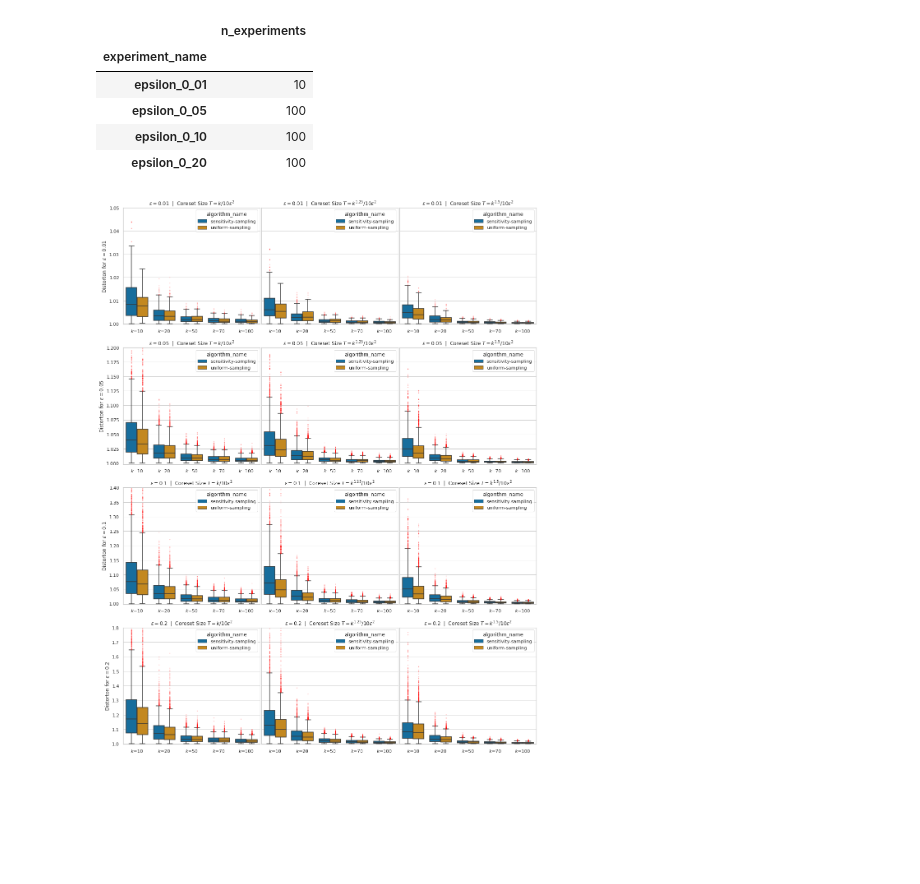
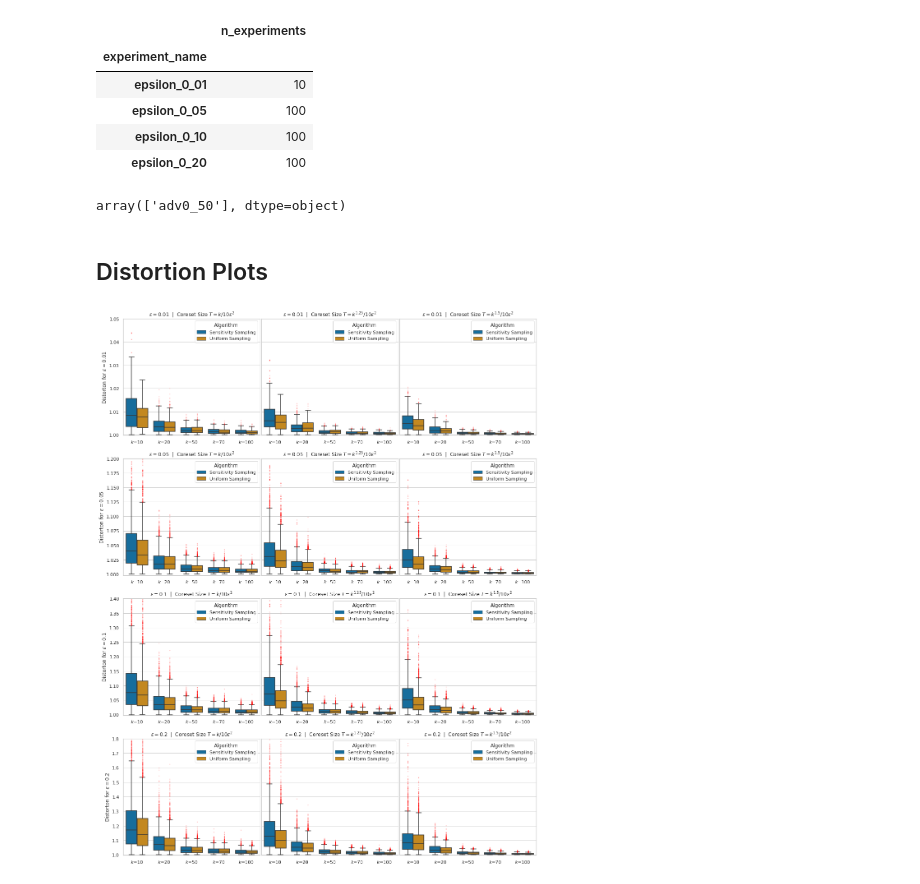
Before and after one commit to sheikhomar/yace, a Jupyter notebook: notebooks/10-results-instance-2.ipynb, the cells around one changed output. Saved outputs shown, nothing was run; the diff lists cells and outputs as text; code cells hidden in the pictures; blank space fills up the shorter version.

Commit message:
Plots and numerical results.

```diff
--- a/notebooks/10-results-instance-2.ipynb
+++ b/notebooks/10-results-instance-2.ipynb
@@ -51,7 +52,6 @@ def get_raw_results(file_paths):
             df_perf_data["experiment_type"] = experiment_type
             df_perf_data["running_time_secs"] = duration_secs
 
-            df_perf_data["algorithm"] = job_info.experiment_params["algorithm_name"]
             df_perf_data["job_info_path"] = job_info_path
 
             for param, val in job_info.experiment_params.items():
@@ -60,6 +60,8 @@ def get_raw_results(file_paths):
             data_frames.append(df_perf_data)
             pbar.update()
     df_data = pd.concat(data_frames)
+    algo_name_map = {"sensitivity-sampling": "Sensitivity Sampling", "uniform-sampling": "Uniform Sampling"}
+    df_data["algorithm_name"] = df_data["algorithm_name"].apply(lambda val: algo_name_map[val])
     return df_data
 
 def add_combined_mean_std(df: pd.DataFrame, attr: str):
@@ -68,6 +70,15 @@ def add_combined_mean_std(df: pd.DataFrame, attr: str):
         std =  row[f"{attr}_std"]
         return f"{mean:0.4f} ({std:0.5f})"
     df[f"{attr}_mean_std"] = df.apply(lambda x: combiner(x), axis=1)
+
+def add_combined_median_iqr(df: pd.DataFrame, attr: str, g_format: bool=False):
+    def combiner(row) -> str:
+        mean = row[f"{attr}_median"]
+        std =  row[f"{attr}_iqr"]
+        if g_format:
+            return f"{mean:.3e} ({std:.3e})"
+        return f"{mean:0.4f} ({std:0.5f})"
+    df[f"{attr}_median_iqr"] = df.apply(lambda x: combiner(x), axis=1)
 # %%
 job_info_paths  = []
 job_info_paths += list(Path("../data/experiments-skadi/adv/epsilon_0_20/").glob("**/job-info.json"))
@@ -93,49 +104,59 @@ df_raw_results.groupby(["experiment_name"])[["experiment_id"]].nunique().rename(
 | epsilon_0_05 | 100 |
 | epsilon_0_10 | 100 |
 | epsilon_0_20 | 100 |
+# %%
+df_raw_results.solution_type.unique()
+# %% [output]
+array(['adv0_50'], dtype=object)
+# %%
+pre_f1 = df_raw_results["algorithm_name"].isin(["Uniform Sampling", "Sensitivity Sampling"])
+pre_f2 = df_raw_results.solution_type == "adv0_50"
+df_prefiltered = df_raw_results[pre_f1 & pre_f2]
 # %%
 colors = sns.color_palette("colorblind")
-algorithms = np.sort(df_raw_results.algorithm_name.unique())[::-1]
-algorithms = ['sensitivity-sampling', 'uniform-sampling', ]
+# algorithms = np.sort(df_prefiltered.algorithm_name.unique())[::-1]
+algorithms = ['Sensitivity Sampling', 'Uniform Sampling']
 algorithm_colors = {algo: colors[i] for i, algo in enumerate(algorithms)}
+# %% [markdown]
+## Distortion Plots
 # %%
-coreset_exps = np.sort(df_raw_results["coreset_exp"].unique())
-epsilons = np.sort(df_raw_results["epsilon"].unique())
+coreset_exps = np.sort(df_prefiltered["coreset_exp"].unique())
+epsilons = np.sort(df_prefiltered["epsilon"].unique())
 n_rows = len(epsilons)
 n_cols = len(coreset_exps)
 fig, axes = plt.subplots(nrows=n_rows, ncols=n_cols, sharey=False, figsize=(18, n_rows*6))
 
 outlier_points_props = dict(
     markerfacecolor='None',
     markersize=1,
     marker='o',
     markeredgecolor=plt_colors.colorConverter.to_rgba('red', alpha=.3),
 )
 
 for i, epsilon in enumerate(epsilons):
     for j, coreset_exp in enumerate(coreset_exps):
         ax = axes[i,j] # axes[i,j]
-        f1 = df_raw_results["coreset_exp"] == coreset_exp
-        f2 = df_raw_results["epsilon"] == epsilon
-        f3 = df_raw_results["algorithm_name"].isin(["uniform-sampling", "sensitivity-sampling"])
-        df_filtered = df_raw_results[f1 & f2 & f3].copy()
+        f1 = df_prefiltered["coreset_exp"] == coreset_exp
+        f2 = df_prefiltered["epsilon"] == epsilon
+        df_filtered = df_prefiltered[f1 & f2].copy()
         df_filtered.sort_values(by=["k", "algorithm_name"], inplace=True)
         sns.boxplot(
             data=df_filtered, x="k_formatted", y="distortion", hue="algorithm_name", palette=algorithm_colors,
             flierprops=outlier_points_props,
             ax=ax
         )
         ax.set_ylim({0.2: [0.997, 1.8], 0.1: [0.998, 1.4], 0.05: [0.998, 1.2], 0.01: [0.9998, 1.05]}[epsilon])
         coreset_k_val = f"k^{{{coreset_exp}}}" if coreset_exp > 1 else "k"
         ax.set_title(f"$\\epsilon={epsilon}$  |  Coreset Size $T = {coreset_k_val} / 10 \\epsilon^2 $")
         ax.set_ylabel(f"Distorton for $\\epsilon={epsilon}$")
         ax.set_xlabel("")
         if j > 0:
             ax.set_ylabel("")
             ax.set_yticklabels([])
         if i == 0:
             ax.set_xlabel("")
+        ax.legend(title="Algorithm")
 fig.subplots_adjust(wspace=0.01)
 fig.savefig(f"plots-boxplot-distortions-instance-2.pdf", bbox_inches="tight")
 # %% [output]
-[figure, old version]
+[figure, new version]
```
Also changed, not shown: parts of 9 cells of this notebook, 6 other files.
